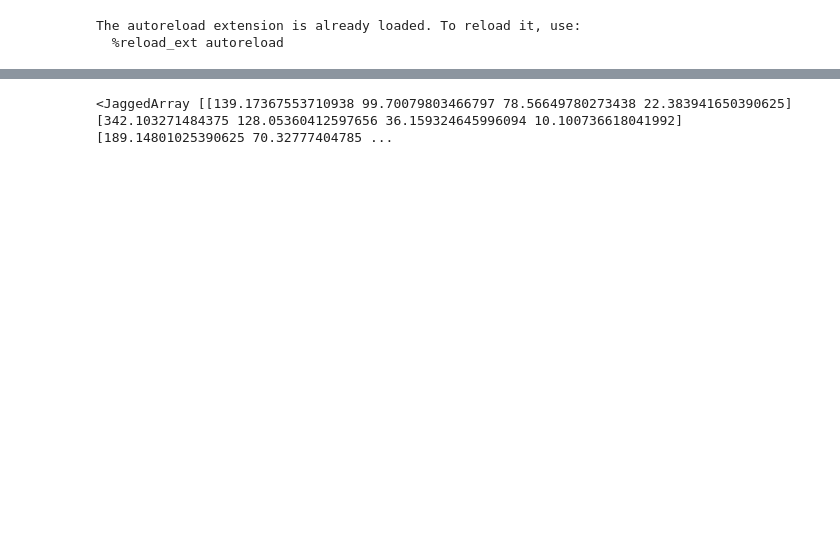
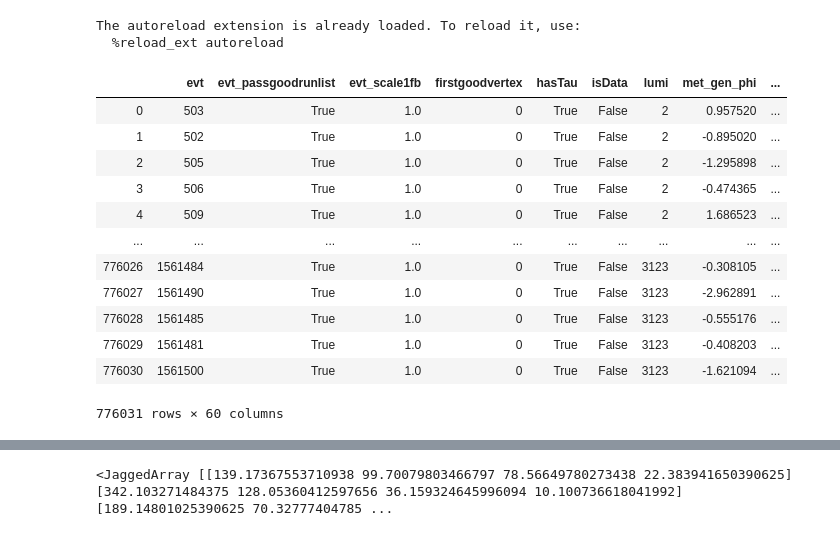
Before and after one commit to guitargeek/WWZ-leptonic-EFT-analysis, a Jupyter notebook: scratch/Categorization.ipynb, the cells around one changed output, grey strips where cells are left out. Saved outputs shown, nothing was run; the diff lists cells and outputs as text; code cells hidden in the pictures; blank space fills up the shorter version.

```diff
--- a/scratch/Categorization.ipynb
+++ b/scratch/Categorization.ipynb
@@ -25,6 +25,22 @@ import pandas as pd
 _dataset = pq.ParquetDataset("/home/llr/cms/rembser/WWZ-leptonic-EFT-analysis/skims/2017_WWZ_four_lepton_skim/parquet")
 df_full = _dataset.read_pandas().to_pandas()
 #nano_event = _df["evt"].values
+# %%
+df_full
+# %% [output]
+|  | evt | evt_passgoodrunlist | evt_scale1fb | firstgoodvertex | hasTau | isData | lumi | met_gen_phi | ... |
+| 0 | 503 | True | 1.0 | 0 | True | False | 2 | 0.957520 | ... |
+| 1 | 502 | True | 1.0 | 0 | True | False | 2 | -0.895020 | ... |
+| 2 | 505 | True | 1.0 | 0 | True | False | 2 | -1.295898 | ... |
+| 3 | 506 | True | 1.0 | 0 | True | False | 2 | -0.474365 | ... |
+| 4 | 509 | True | 1.0 | 0 | True | False | 2 | 1.686523 | ... |
+| ... | ... | ... | ... | ... | ... | ... | ... | ... | ... |
+| 776026 | 1561484 | True | 1.0 | 0 | True | False | 3123 | -0.308105 | ... |
+| 776027 | 1561490 | True | 1.0 | 0 | True | False | 3123 | -2.962891 | ... |
+| 776028 | 1561485 | True | 1.0 | 0 | True | False | 3123 | -0.555176 | ... |
+| 776029 | 1561481 | True | 1.0 | 0 | True | False | 3123 | -0.408203 | ... |
+| 776030 | 1561500 | True | 1.0 | 0 | True | False | 3123 | -1.621094 | ... |
+776031 rows × 60 columns
 # %%
 def passes_Z_id(df):
     df_out = pd.DataFrame()
```
Also changed, not shown: parts of 12 cells of this notebook, 10 other files.
